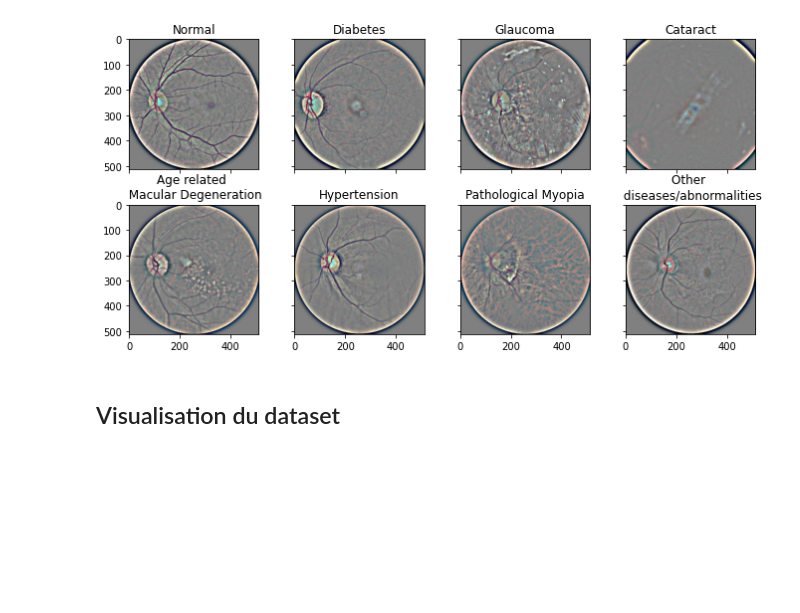
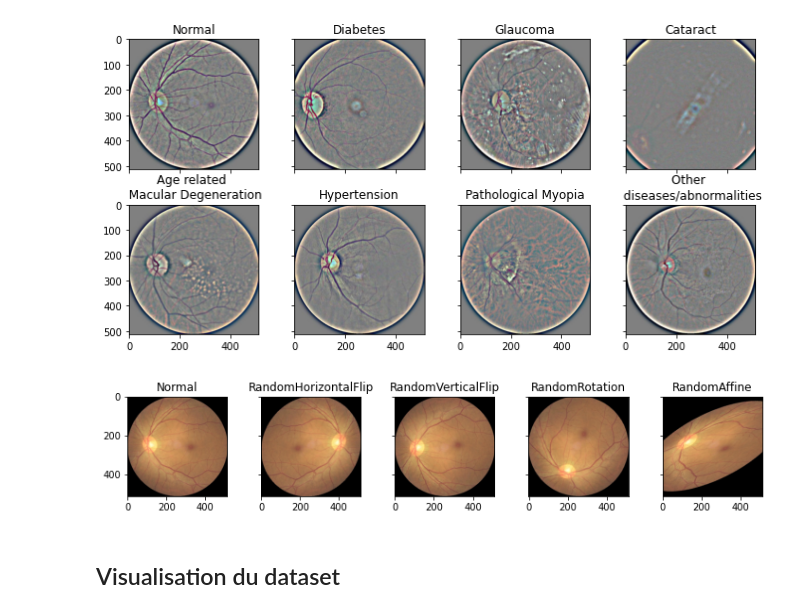
Before and after one commit to adblackx/ODR, a Jupyter notebook: visualisation/Visualisation.ipynb, the cells around one changed output. Drawn from its saved outputs; the diff is of its cells as text; code cells hidden in the pictures; blank space fills up the shorter version.

Commit message:
implemented visualisation grid of transformed eyes

```diff
--- a/visualisation/Visualisation.ipynb
+++ b/visualisation/Visualisation.ipynb
@@ -139,6 +139,37 @@ for axes in grid:
 #plt.savefig("presentation_images/preprocessed_eye_diseases_grid.jpg", bbox_inches="tight")
 # %% [output]
 [figure]
+# %%
+from mpl_toolkits.axes_grid1 import ImageGrid
+from torchvision import transforms
+from PIL import Image
+
+image = "1_left.jpg"
+labels = ["Normal", "RandomHorizontalFlip", "RandomVerticalFlip", "RandomRotation", "RandomAffine"]
+dir = processed_img_dir
+
+fig = plt.figure(1, (12., 12.))
+grid = ImageGrid(fig, 211,
+                 nrows_ncols=(1, 5),
+                 axes_pad=.5)
+
+with Image.open(dir + "1_left.jpg") as im:
+    hFlip = transforms.Compose([transforms.RandomHorizontalFlip(p=1.0)])
+    vFlip = transforms.Compose([transforms.RandomVerticalFlip(p=1.0)])
+    rotation = transforms.Compose([transforms.RandomRotation(90)])
+    affine = transforms.Compose([transforms.RandomAffine(10, shear=50)])
+
+    images = [im, hFlip(img), vFlip(im), rotation(im), affine(im)]
+
+    i = 0
+    for axes in grid:
+        axes.set_title(labels[i], fontdict=None, loc='center', color = "k")
+        axes.imshow(images[i])
+        i += 1
+
+plt.savefig("rapport/presentation_images/transformed_eyes_grid.jpg", bbox_inches="tight")
+# %% [output]
+[figure, added]
 # %% [markdown]
 <h2> Visualisation du dataset </h2>
 # %%
```
Also changed, not shown: 1 other file.
